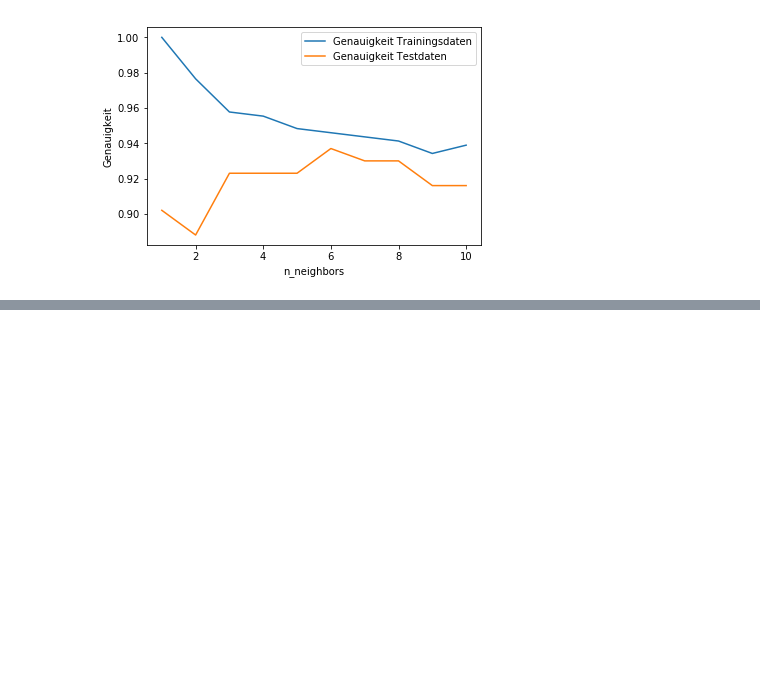
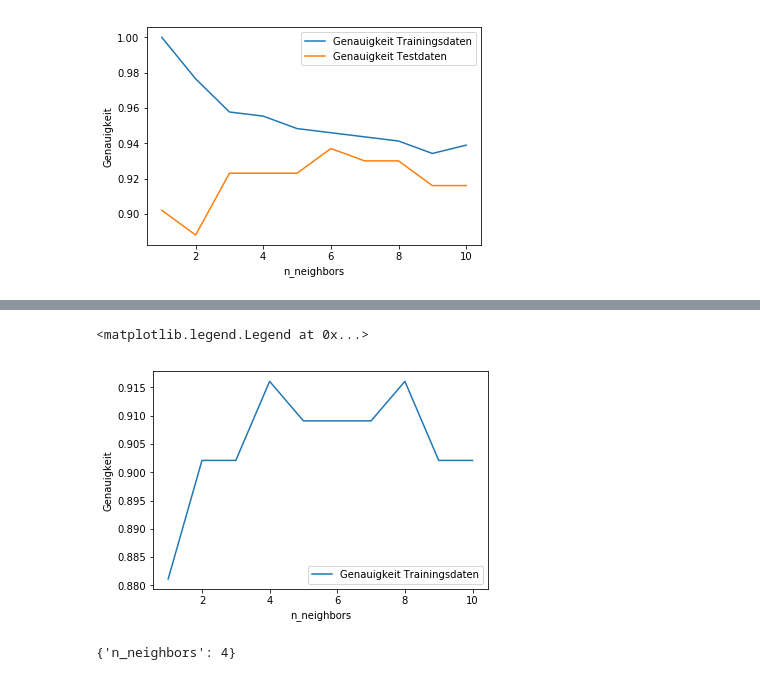
Before and after one commit to leonhead/machine-learning-training, a Jupyter notebook: machine_learning_tools/src/main/python/com/qubit/jupyter/classification/cancer/cancer_analyse.ipynb, the cells around one changed output, grey strips where cells are left out. Drawn from its saved outputs; the diff is of its cells as text; code cells hidden in the pictures; blank space fills up the shorter version.

Commit message:
Implement grid search for k-nearst neighbor

```diff
--- a/machine_learning_tools/src/main/python/com/qubit/jupyter/classification/cancer/cancer_analyse.ipynb
+++ b/machine_learning_tools/src/main/python/com/qubit/jupyter/classification/cancer/cancer_analyse.ipynb
@@ -76,3 +76,10 @@ plt.legend()
 # %% [output]
 <matplotlib.legend.Legend at 0x...>
 [figure]
+# %%
+from sklearn.grid_search import GridSearchCV
+
+param_grid = [{'n_neighbors': [1, 2, 3, 4, 5, 6, 7, 8, 9, 10]}]
+
+grid_search = GridSearchCV(clf, param_grid, scoring='accuracy', cv=5,verbose=100, n_jobs=-1)
+grid_search.fit(X_test, y_test)
@@ -78,0 +133,6 @@ plt.legend()
+# %%
+score_list = grid_search.grid_scores_
+scores = []
+
+for score in score_list:
+    scores.append(score[1])
@@ -78,0 +152,18 @@ plt.legend()
+# %%
+neighbors_settings = [1,2,3,4,5,6,7,8,9,10]
+training_accuracy = []
+
+for n_neighbors in neighbors_settings:
+    training_accuracy.append(scores[(n_neighbors-1)])
+
+plt.plot(neighbors_settings, training_accuracy, label="Genauigkeit Trainingsdaten")
+plt.ylabel("Genauigkeit")
+plt.xlabel("n_neighbors")
+plt.legend()
+# %% [output]
+<matplotlib.legend.Legend at 0x...>
+[figure, added]
+# %%
+grid_search.best_params_
+# %% [output]
+{'n_neighbors': 4}
```
Also changed, not shown: parts of 5 cells of this notebook.
